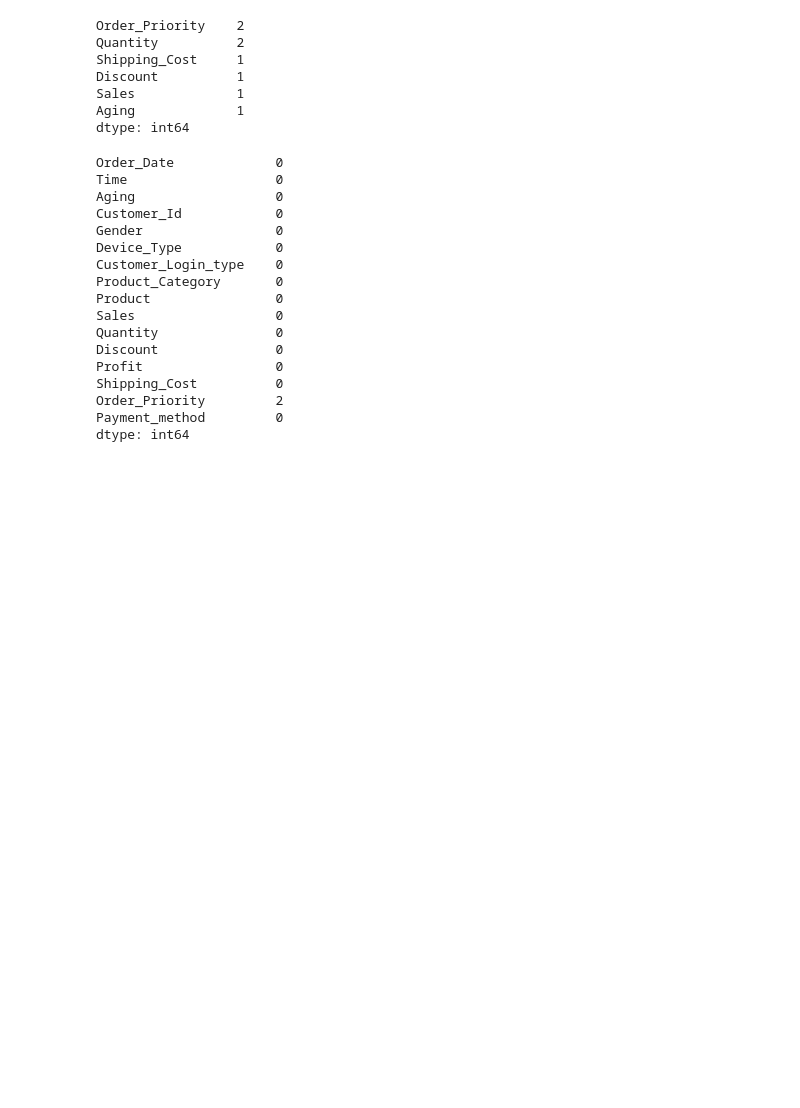
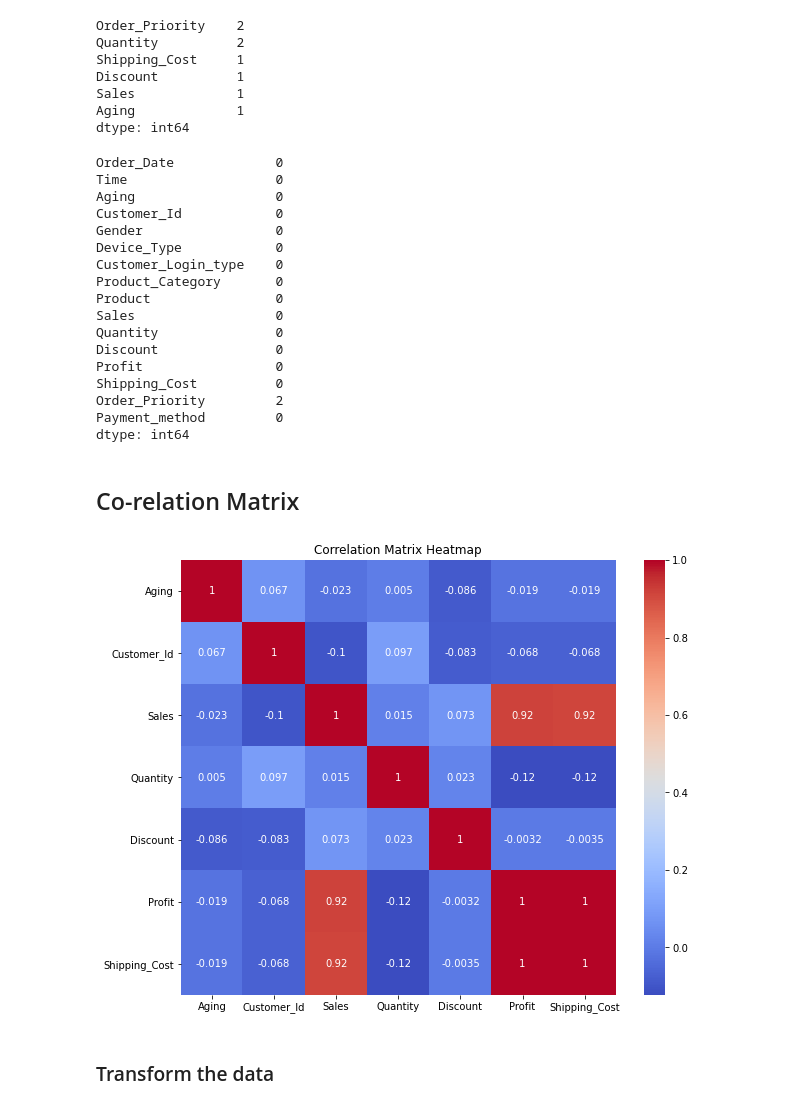
Before and after one commit to Edna722/E-commerce-project, a Jupyter notebook: E-commerce Project.ipynb, the cells around one changed output. Drawn from its saved outputs; the diff is of its cells as text; code cells hidden in the pictures; blank space fills up the shorter version.

```diff
--- a/E-commerce Project.ipynb
+++ b/E-commerce Project.ipynb
@@ -173,6 +190,10 @@ def fill_missing_with_mean(dataset):
     dataset.fillna(dataset.mean(), inplace = True )
 
 
+# Load the dataset
+ecommerce_sales = pd.read_csv(r'C:\Users\wanji\OneDrive\Desktop\Ecommerce sales\archive (5)\E-commerce Dataset.csv')
+
+
 # Call the function to fill missing values with the mean
 fill_missing_with_mean(ecommerce_sales)
 
@@ -201,6 +222,26 @@ Shipping_Cost          0
 Order_Priority         2
 Payment_method         0
 dtype: int64
+# %% [markdown]
+## Co-relation Matrix
+# %%
+# Compute the correlation matrix
+correlation_matrix = ecommerce_sales.corr()
+
+# Set up the figure and axes
+fig, ax = plt.subplots(figsize=(10, 8))
+
+# Create the heatmap
+sns.heatmap(correlation_matrix, annot=True, cmap='coolwarm', square=True, ax=ax)
+
+# Set the title
+ax.set_title('Correlation Matrix Heatmap')
+
+plt.show()
+# %% [output]
+[figure, added]
+# %% [markdown]
+### Transform the data
 # %%
 # Transform the data
 # Date type conversions
```
Also changed, not shown: parts of 5 cells of this notebook, 1 other file.
